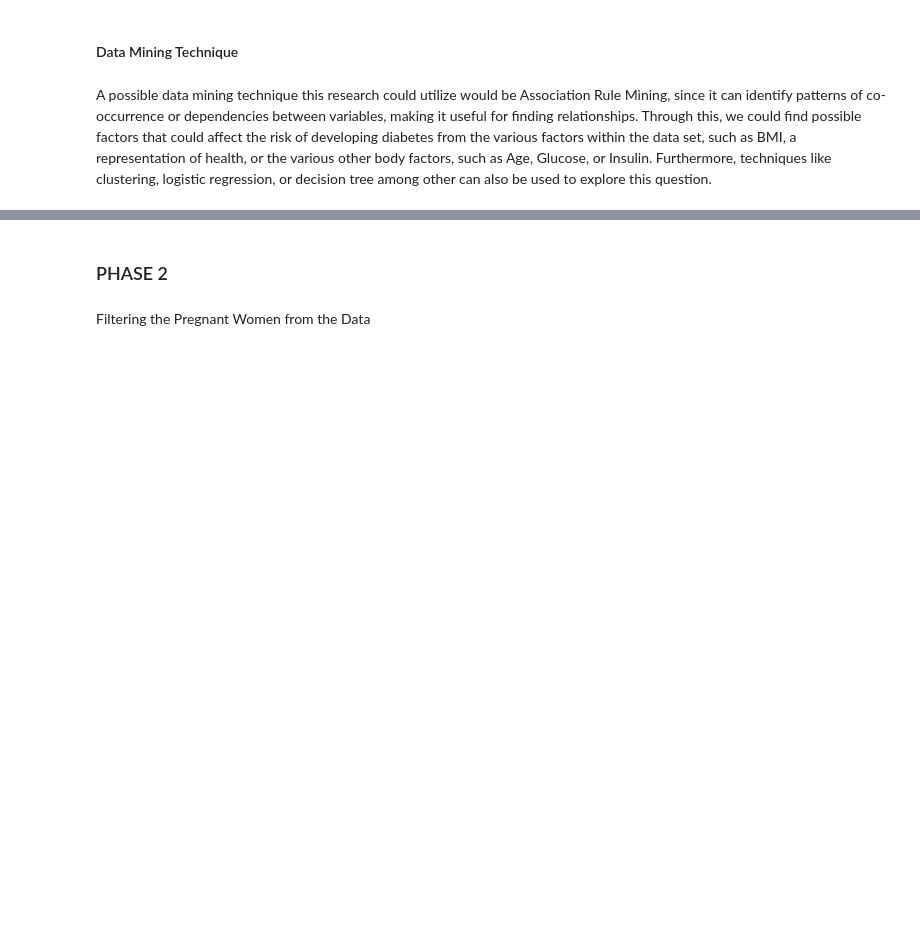
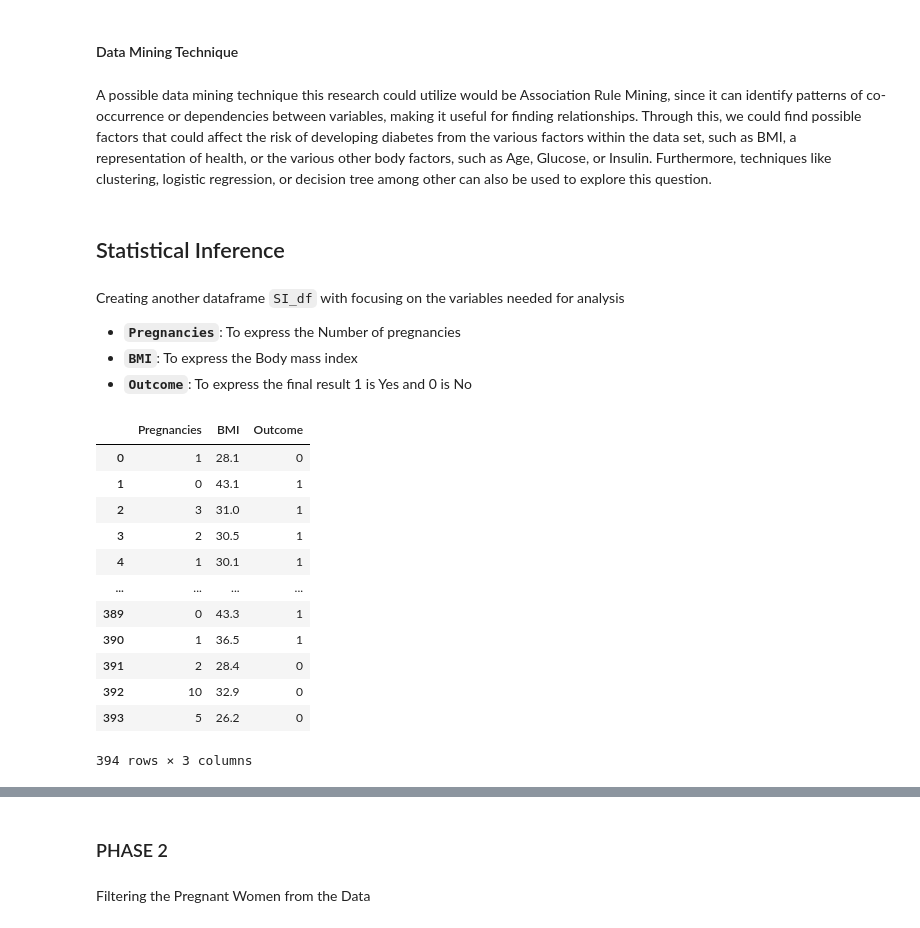
Before and after one commit to houin679/CSMODELPROJECT, a Jupyter notebook: MCO1_CSMODEL.ipynb, the cells around one changed output, grey strips where cells are left out. Drawn from its saved outputs; the diff is of its cells as text; code cells hidden in the pictures; blank space fills up the shorter version.

```diff
--- a/MCO1_CSMODEL.ipynb
+++ b/MCO1_CSMODEL.ipynb
@@ -904,3 +905,28 @@ Conversely, if the research does not find a significant relationship, this too i
 #### Data Mining Technique
 # %% [markdown]
 A possible data mining technique this research could utilize would be Association Rule Mining, since it can identify patterns of co-occurrence or dependencies between variables, making it useful for finding relationships. Through this, we could find possible factors that could affect the risk of developing diabetes from the various factors within the data set, such as BMI, a representation of health, or the various other body factors, such as Age, Glucose, or Insulin. Furthermore, techniques like clustering, logistic regression, or decision tree among other can also be used to explore this question.
+# %% [markdown]
+## Statistical Inference
+# %% [markdown]
+Creating another dataframe `SI_df` with focusing on the variables needed for analysis
+- **`Pregnancies`**: To express the Number of pregnancies
+- **`BMI`**: To express the Body mass index
+- **`Outcome`**: To express the final result 1 is Yes and 0 is No
+# %%
+# Creates a fresh dataframe starting at the index 0
+SI_df = df[['Pregnancies', 'BMI', 'Outcome']].copy().reset_index(drop=True)
+SI_df
+# %% [output]
+|  | Pregnancies | BMI | Outcome |
+| 0 | 1 | 28.1 | 0 |
+| 1 | 0 | 43.1 | 1 |
+| 2 | 3 | 31.0 | 1 |
+| 3 | 2 | 30.5 | 1 |
+| 4 | 1 | 30.1 | 1 |
+| ... | ... | ... | ... |
+| 389 | 0 | 43.3 | 1 |
+| 390 | 1 | 36.5 | 1 |
+| 391 | 2 | 28.4 | 0 |
+| 392 | 10 | 32.9 | 0 |
+| 393 | 5 | 26.2 | 0 |
+394 rows × 3 columns
```
Also changed, not shown: parts of 12 cells of this notebook.
